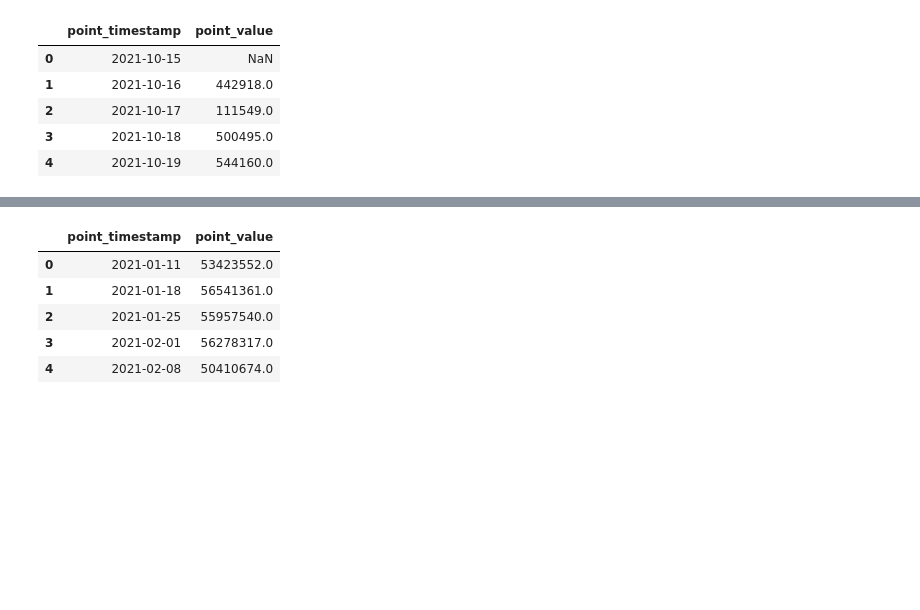
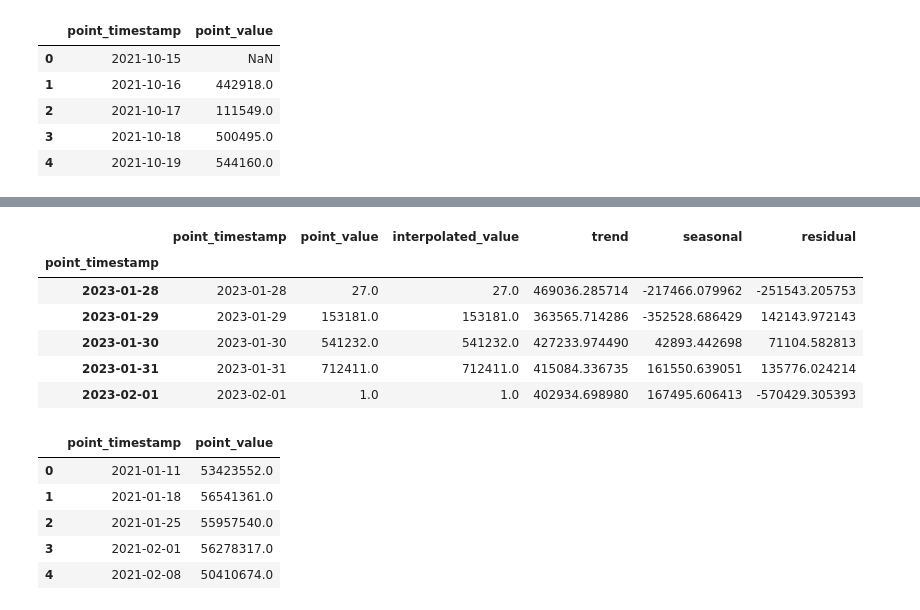
Before and after one commit to mathanamathav/DataGenie-Hackathon-2023-p1, a Jupyter notebook: NoteBooks/Brain_stromming_hack.ipynb, the cells around one changed output, grey strips where cells are left out. Drawn from its saved outputs; the diff is of its cells as text; code cells hidden in the pictures; blank space fills up the shorter version.

```diff
--- a/NoteBooks/Brain_stromming_hack.ipynb
+++ b/NoteBooks/Brain_stromming_hack.ipynb
@@ -54,3 +111,13 @@ memory usage: 17.5 KB
+# %%
+df_daily.tail()
+# %% [output]
+|  | point_timestamp | point_value | interpolated_value | trend | seasonal | residual |
+| point_timestamp |  |  |  |  |  |  |
+| 2023-01-28 | 2023-01-28 | 27.0 | 27.0 | 469036.285714 | -217466.079962 | -251543.205753 |
+| 2023-01-29 | 2023-01-29 | 153181.0 | 153181.0 | 363565.714286 | -352528.686429 | 142143.972143 |
+| 2023-01-30 | 2023-01-30 | 541232.0 | 541232.0 | 427233.974490 | 42893.442698 | 71104.582813 |
+| 2023-01-31 | 2023-01-31 | 712411.0 | 712411.0 | 415084.336735 | 161550.639051 | 135776.024214 |
+| 2023-02-01 | 2023-02-01 | 1.0 | 1.0 | 402934.698980 | 167495.606413 | -570429.305393 |
 # %%
 df_week = pd.read_csv('/content/drive/MyDrive/DGdataset/Sample Time Series/weekly/sample_1.csv' , index_col=0)
 df_week['point_timestamp'] = pd.to_datetime(df_week['point_timestamp'])
```
Also changed, not shown: parts of 17 cells of this notebook.
